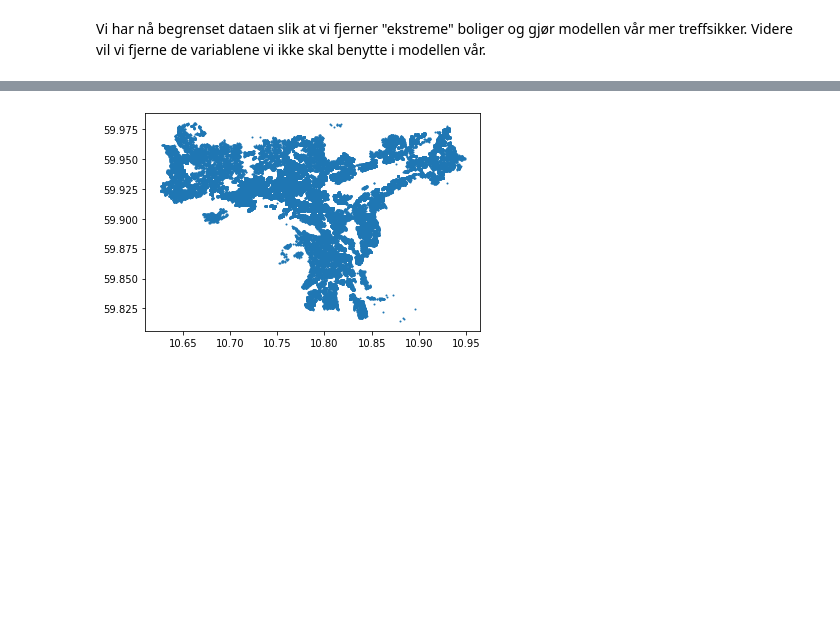
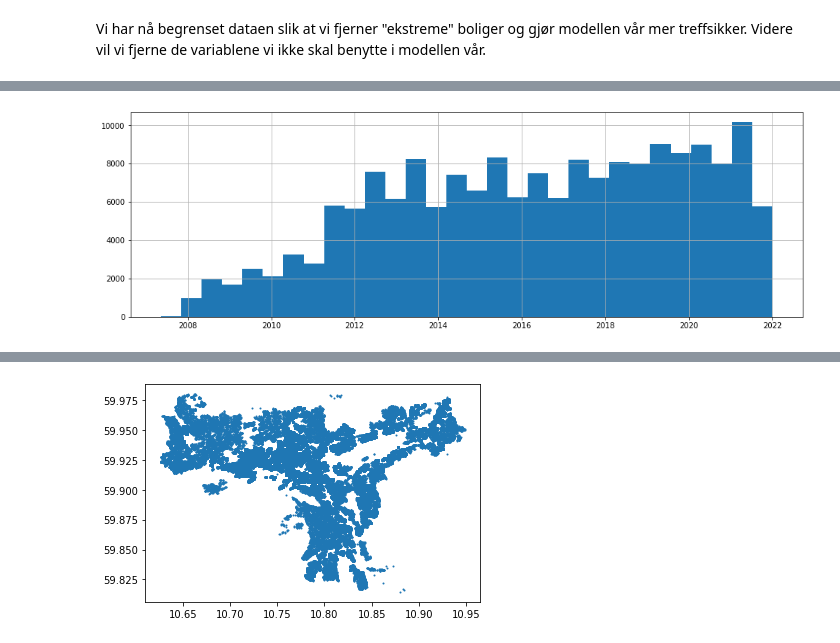
Before and after one commit to smmogen/BOABachelor, a Jupyter notebook: Jupyter/Eiendomsdata.ipynb, the cells around one changed output, grey strips where cells are left out. Saved outputs shown, nothing was run; the diff lists cells and outputs as text; code cells hidden in the pictures; blank space fills up the shorter version.

```diff
--- a/Jupyter/Eiendomsdata.ipynb
+++ b/Jupyter/Eiendomsdata.ipynb
@@ -435,0 +456,5 @@ Name: N_garasjemulighet, dtype: int64
+# %%
+df['datetime_annonse'].hist(bins=30, figsize=(16,5))
+plt.show()
+# %% [output]
+[figure, added]
```
Also changed, not shown: parts of 20 cells of this notebook.
